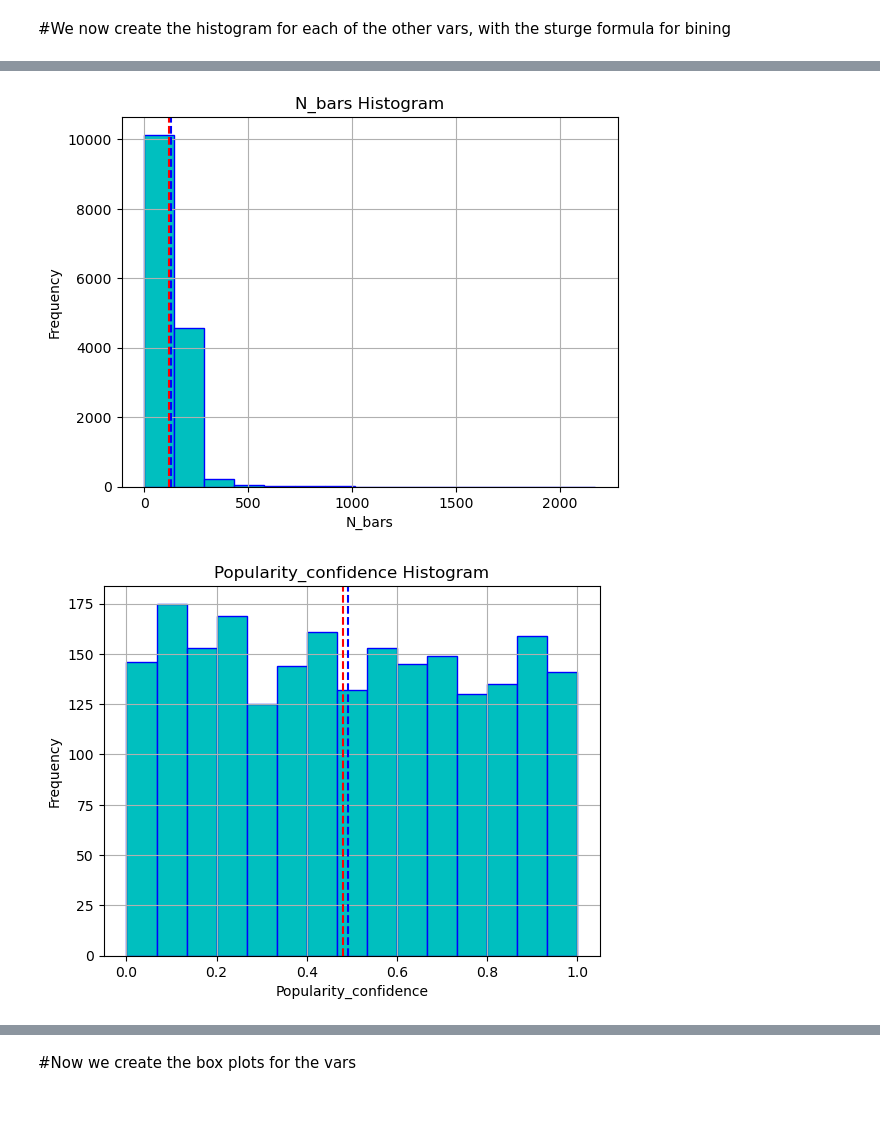
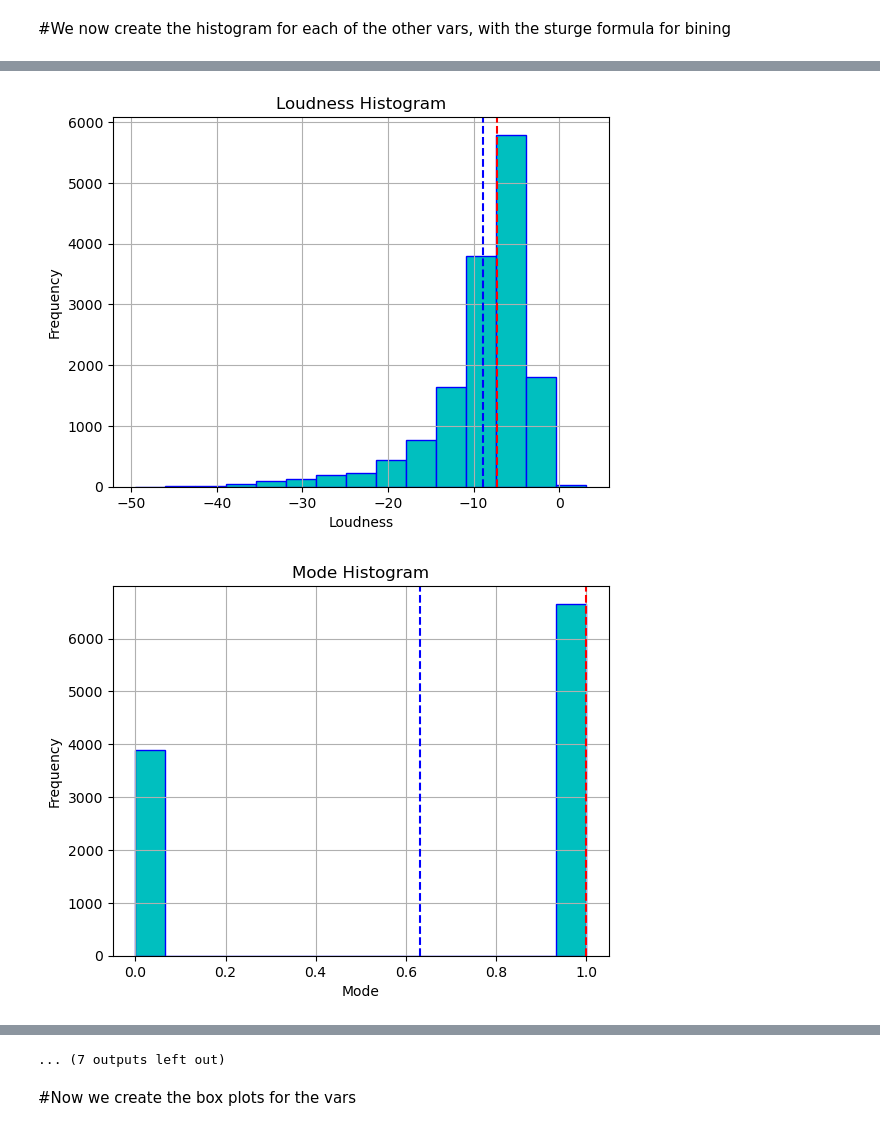
Before and after one commit to AlessandroCarella/data-mining-project, a Jupyter notebook: DataUnderstandingRafa/Notebooks/DEA3_train.ipynb, the cells around one changed output, grey strips where cells are left out. Cells and saved outputs as stored; diff of their text form; code cells hidden in the pictures.

```diff
--- a/DataUnderstandingRafa/Notebooks/DEA3_train.ipynb
+++ b/DataUnderstandingRafa/Notebooks/DEA3_train.ipynb
@@ -7,8 +7,8 @@ import math
 import random
 from scipy import stats
 # %%
-master = pd.read_csv('Master/train.csv', skip_blank_lines=True)
-masterna = pd.read_csv('Master/train.csv', skip_blank_lines=True)
+master = pd.read_csv('../../dataset (missing + split)/train.csv', skip_blank_lines=True)
+masterna = pd.read_csv('../../dataset (missing + split)/train.csv', skip_blank_lines=True)
 masterna.dropna(axis=0,inplace=True)
 # %% [markdown]
 #First we do the bar chart for time_signature since it is a categorical discrete variable
@@ -64,9 +64,17 @@ its fine
 # %% [markdown]
 #We now create the histogram for each of the other vars, with the sturge formula for bining
 # %%
-for col in last_9_columns.columns:
-    if(pd.api.types.is_numeric_dtype(last_9_columns[col])):
-        bins_number = math.ceil(math.log2(last_9_columns[col].size)) + 1
+exclude_types = [bool, np.bool_, object, str, pd.CategoricalDtype]
+
+for col in master.columns:
+    column_dtype = master[col].dtype
+
+    if (
+        column_dtype not in exclude_types and  # Exclude boolean and categorical
+        pd.api.types.is_numeric_dtype(column_dtype)  # Check if numeric
+    ):
+
+        bins_number = math.ceil(math.log2(master[col].size)) + 1
         master[col].hist(bins = bins_number, color = 'c', edgecolor = 'b')
         mean_value = master[col].mean()
         #mode_value = master[col].mode()
@@ -88,2 +96,2 @@ for col in last_9_columns.columns:
-[figure, old version]
+[figure, new version]
-[figure, old version]
+[figure, new version]
@@ -91,3 +103,4 @@ for col in last_9_columns.columns:
+... (7 outputs left out)
 # %% [markdown]
 #Now we create the box plots for the vars
 # %%
```
Also changed, not shown: parts of 1 cell of this notebook, 2 other files.
